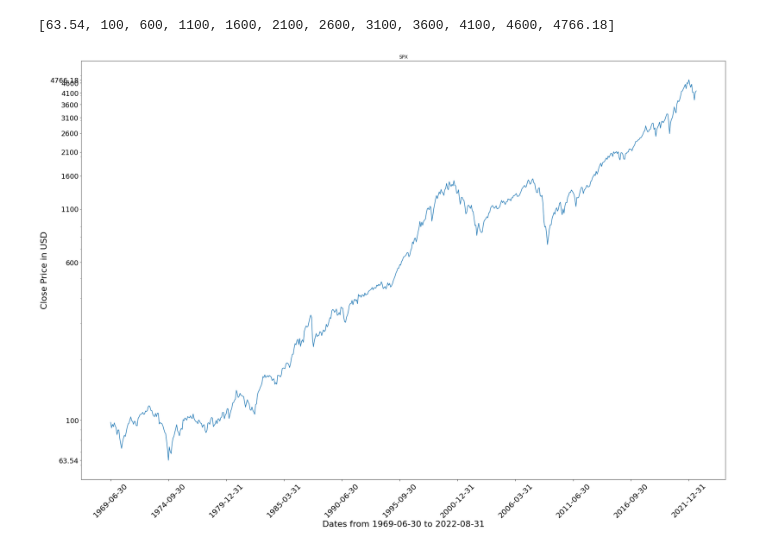
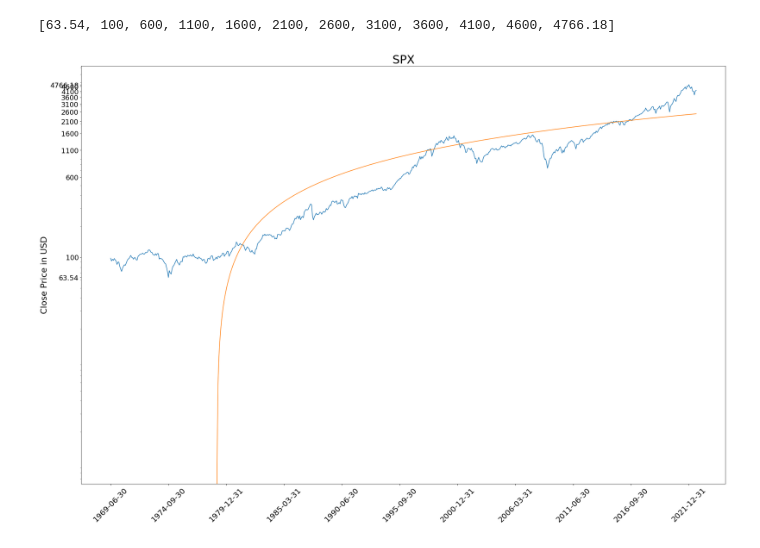
Before and after one commit to a1eaiactaest/notebooks, a Jupyter notebook: regression.ipynb, the cells around one changed output. Cells and saved outputs as stored; diff of their text form; code cells hidden in the pictures.

```diff
--- a/regression.ipynb
+++ b/regression.ipynb
@@ -37,3 +44,7 @@ len(csv)
+# %%
+Y = df['Close']
+X = range(df.shape[0])
+slope, _, _ = least_squares(X, Y)
 # %%
 low = min(df['Close'])
 high = max(df['Close'])
@@ -50,19 +61,18 @@ fixed_ticks
 DATES_INTERVAL = df.shape[0]//10
 # %%
 fig, ax = plt.subplots(figsize=(30,20))
-plt.plot(range(df.shape[0]), df['Close'])
+plt.plot(range(df.shape[0]), df['Close'], range(df.shape[0]), slope)
 
 plt.yscale('log')
 ax.yaxis.set_major_formatter(ticker.FuncFormatter(lambda y, _: '{:g}'.format(y)))
 ax.yaxis.set_major_locator(ticker.FixedLocator(fixed_ticks))
 
 
 plt.xticks(range(0, df.shape[0], DATES_INTERVAL), df['Date'].loc[::DATES_INTERVAL], rotation=45, fontsize=20)
 plt.yticks(fontsize=18)
 
-plt.title('SPX')
-plt.xlabel(f'Dates from {dates[0]} to {dates[-1]}', fontsize=22)
+plt.title('SPX', fontsize=30)
 plt.ylabel('Close Price in USD', fontsize=22)
 plt.show()
 # %% [output]
-[figure, old version]
+[figure, new version]
```
Also changed, not shown: parts of 4 cells of this notebook.
